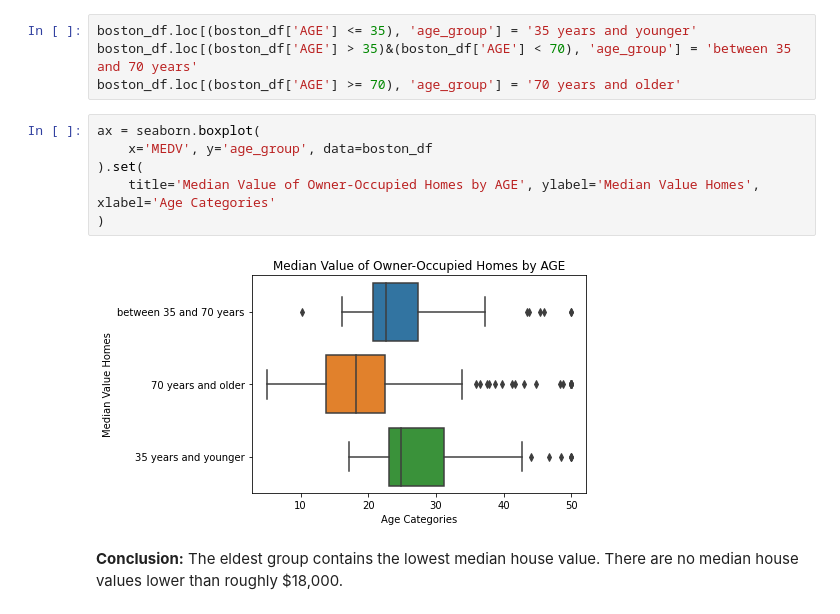
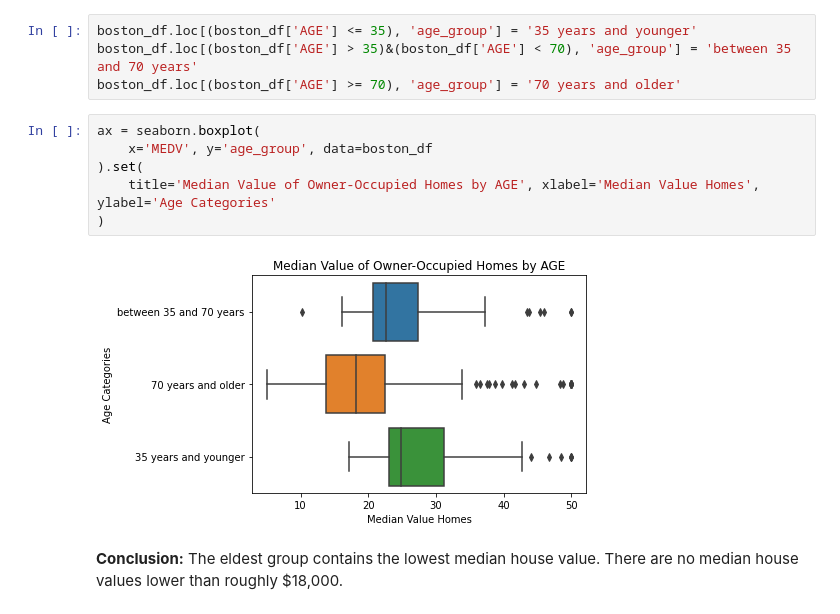
Before and after one commit to eks/statistics_for_data_science, a Jupyter notebook: Boston Housing.ipynb, the cells around one changed output. Cells and saved outputs as stored; diff of their text form.

```diff
--- a/Boston Housing.ipynb
+++ b/Boston Housing.ipynb
@@ -86,11 +86,11 @@ boston_df.loc[(boston_df['AGE'] >= 70), 'age_group'] = '70 years and older'
 # %%
 ax = seaborn.boxplot(
     x='MEDV', y='age_group', data=boston_df
 ).set(
-    title='Median Value of Owner-Occupied Homes by AGE', ylabel='Median Value Homes', xlabel='Age Categories'
+    title='Median Value of Owner-Occupied Homes by AGE', xlabel='Median Value Homes', ylabel='Age Categories'
 )
 # %% [output]
-[figure, old version]
+[figure, new version]
 # %% [markdown]
 **Conclusion:** The eldest group contains the lowest median house value. There are no median house values lower than roughly $18,000.
 # %% [markdown]
```
